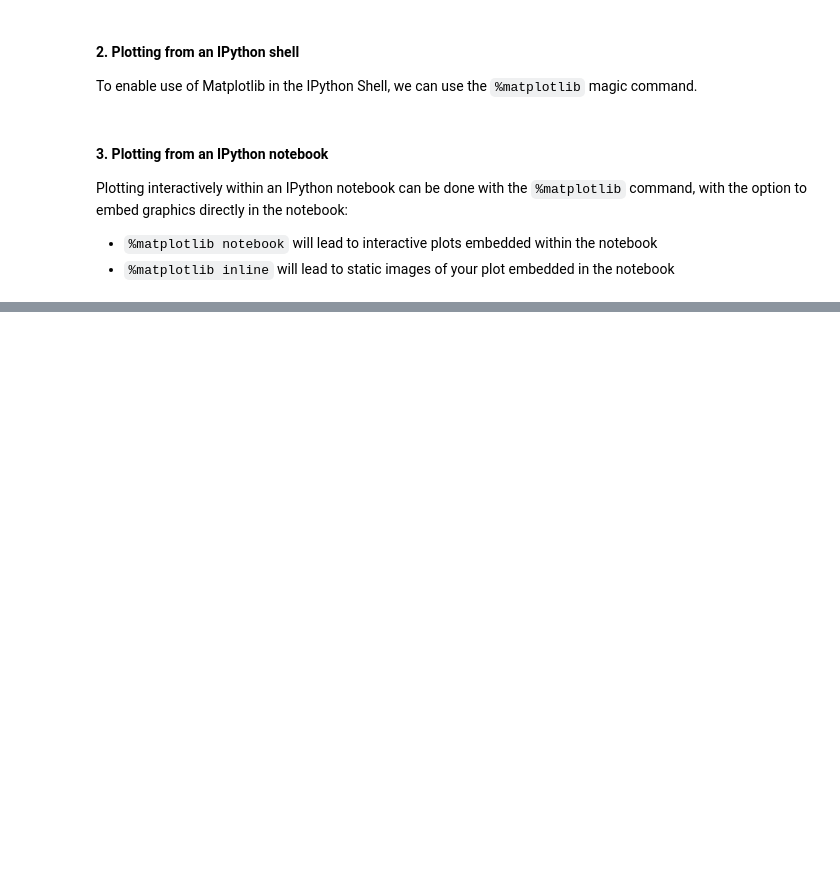
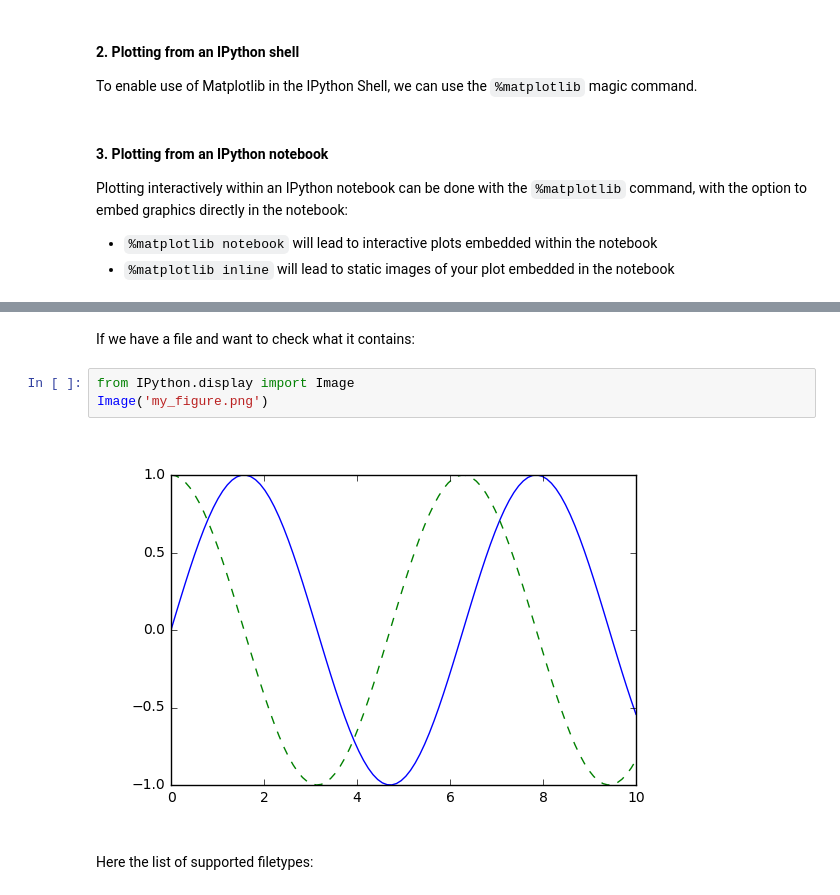
Before and after one commit to GiuseppeBaldini/Python-DS-Handbook, a Jupyter notebook: 4.Matplotlib/03.00 Visualization with Matplotlib.ipynb, the cells around one changed output, grey strips where cells are left out. Cells and saved outputs as stored; diff of their text form; blank space fills up the shorter version.

```diff
--- a/4.Matplotlib/03.00 Visualization with Matplotlib.ipynb
+++ b/4.Matplotlib/03.00 Visualization with Matplotlib.ipynb
@@ -53,0 +75,9 @@ Plotting interactively within an IPython notebook can be done with the <code>%ma
+# %% [markdown]
+If we have a file and want to check what it contains:
+# %%
+from IPython.display import Image
+Image('my_figure.png')
+# %% [output]
+[figure, added]
+# %% [markdown]
+Here the list of supported filetypes:
```
Also changed, not shown: parts of 11 cells of this notebook, 1 other file.
